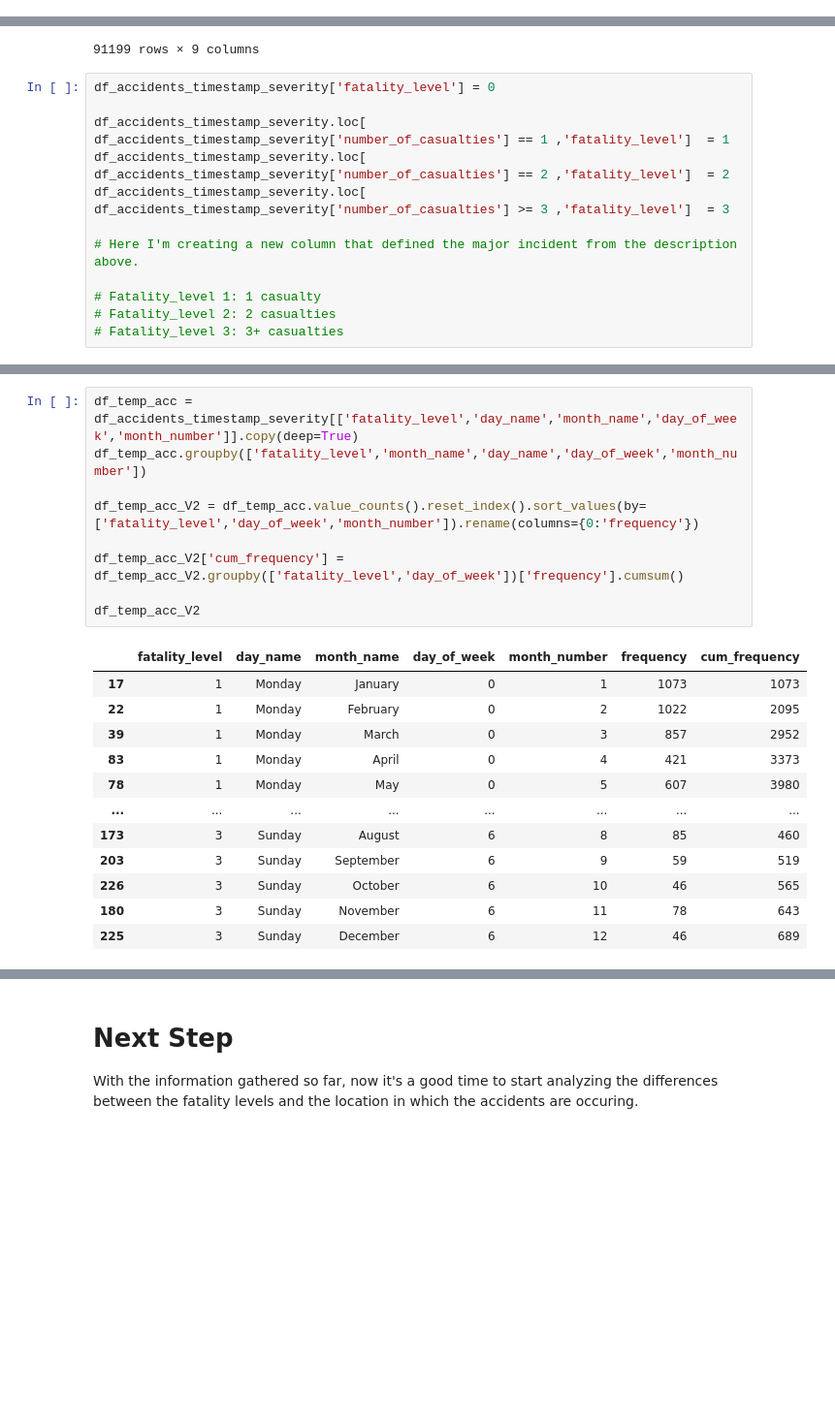
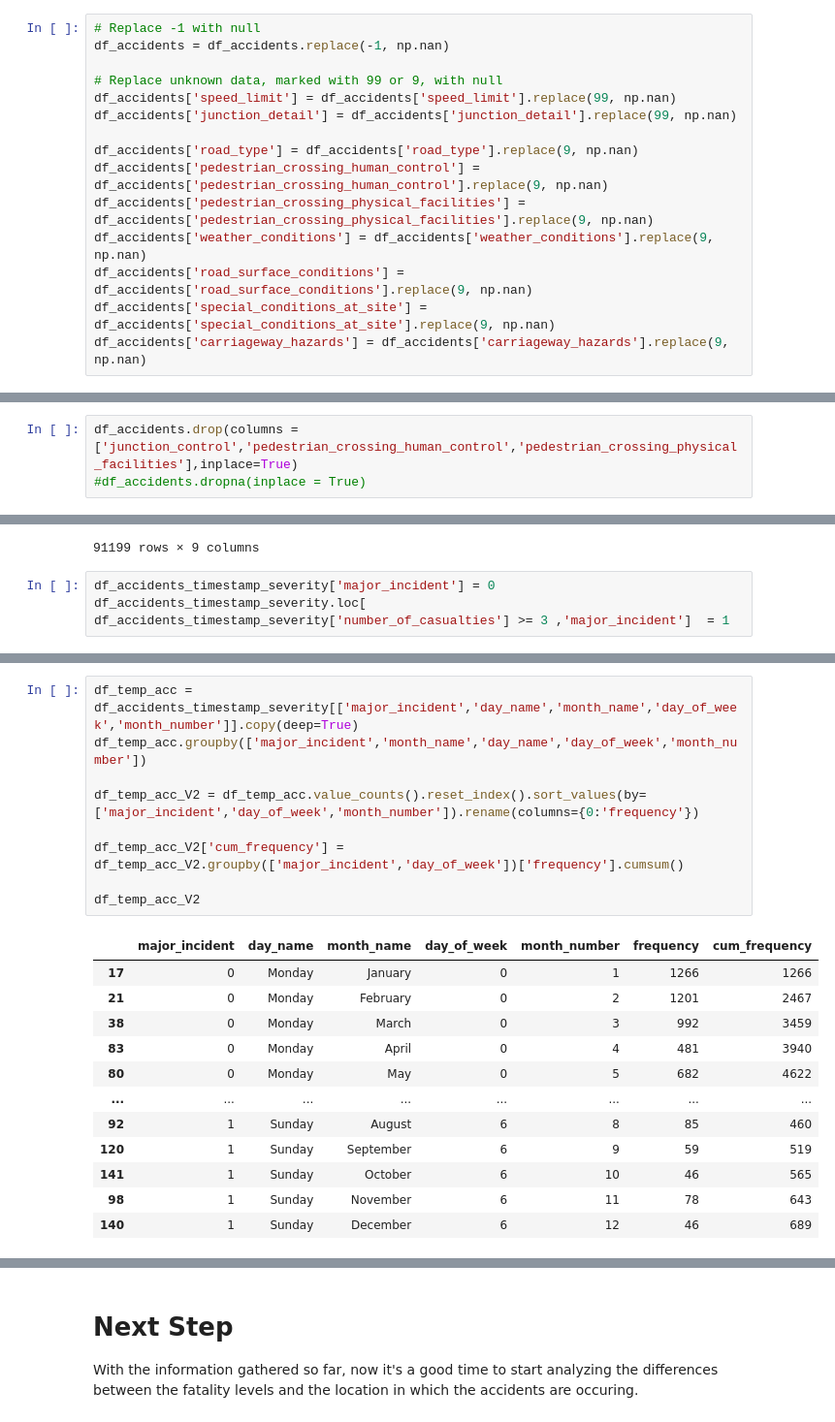
Before and after one commit to LuisEVT/High_Fatality_Accidents, a Jupyter notebook: High_Fatality_Accidents.ipynb, the cells around one changed output, grey strips where cells are left out. Shown at 97% size. Drawn from its saved outputs; the diff is of its cells as text; blank space fills up the shorter version.

```diff
--- a/High_Fatality_Accidents.ipynb
+++ b/High_Fatality_Accidents.ipynb
@@ -43,6 +66,21 @@ df_accidents.head()
 | 3 | 2020-01-01 01:50:00 | 2020010228006 | 2020 | 10228006 | -0.001683 | 51.541210 | 2 | ... |
 | 4 | 2020-01-01 02:25:00 | 2020010228011 | 2020 | 10228011 | -0.137592 | 51.515704 | 3 | ... |
 5 rows × 26 columns
+# %%
+# Replace -1 with null
+df_accidents = df_accidents.replace(-1, np.nan)
+
+# Replace unknown data, marked with 99 or 9, with null
+df_accidents['speed_limit'] = df_accidents['speed_limit'].replace(99, np.nan)
+df_accidents['junction_detail'] = df_accidents['junction_detail'].replace(99, np.nan)
+
+df_accidents['road_type'] = df_accidents['road_type'].replace(9, np.nan)
+df_accidents['pedestrian_crossing_human_control'] = df_accidents['pedestrian_crossing_human_control'].replace(9, np.nan)
+df_accidents['pedestrian_crossing_physical_facilities'] = df_accidents['pedestrian_crossing_physical_facilities'].replace(9, np.nan)
+df_accidents['weather_conditions'] = df_accidents['weather_conditions'].replace(9, np.nan)
+df_accidents['road_surface_conditions'] = df_accidents['road_surface_conditions'].replace(9, np.nan)
+df_accidents['special_conditions_at_site'] = df_accidents['special_conditions_at_site'].replace(9, np.nan)
+df_accidents['carriageway_hazards'] = df_accidents['carriageway_hazards'].replace(9, np.nan)
 # %% [markdown]
 # Verifying Datatypes and missing values
 # %%
@@ -71,6 +109,9 @@ memory usage: 18.1+ MB
 #df_accidents['date'] = df_accidents['date'].astype('datetime64[ns]')
 #df_accidents['time'] = df_accidents['time'].astype('datetime64[ns]')
 #df_accidents['time'] = pd.to_timedelta( df_accidents['time'] + ':00' )
+# %%
+df_accidents.drop(columns = ['junction_control','pedestrian_crossing_human_control','pedestrian_crossing_physical_facilities'],inplace=True)
+#df_accidents.dropna(inplace = True)
 # %%
 df_accidents.info()
 # %% [output]
@@ -437,16 +482,7 @@ df_accidents_timestamp_severity
 | 91197 | 2020 | 2020-12-15 14:00:00 | Tuesday | December | 12 | 1 | 3 | ... |
 | 91198 | 2020 | 2020-08-25 13:50:00 | Tuesday | August | 8 | 1 | 3 | ... |
 91199 rows × 9 columns
-# %%
-df_accidents_timestamp_severity['fatality_level'] = 0
-
-df_accidents_timestamp_severity.loc[ df_accidents_timestamp_severity['number_of_casualties'] == 1 ,'fatality_level']  = 1
-df_accidents_timestamp_severity.loc[ df_accidents_timestamp_severity['number_of_casualties'] == 2 ,'fatality_level']  = 2
-df_accidents_timestamp_severity.loc[ df_accidents_timestamp_severity['number_of_casualties'] >= 3 ,'fatality_level']  = 3
-
-# Here I'm creating a new column that defined the major incident from the description above.
-
-# Fatality_level 1: 1 casualty
-# Fatality_level 2: 2 casualties
-# Fatality_level 3: 3+ casualties
+# %%
+df_accidents_timestamp_severity['major_incident'] = 0
+df_accidents_timestamp_severity.loc[ df_accidents_timestamp_severity['number_of_casualties'] >= 3 ,'major_incident']  = 1
 # %%
@@ -531,22 +566,22 @@ As seen from the graph above, the majority of the accidents (more than 4000+) re
 # %%
-df_temp_acc = df_accidents_timestamp_severity[['fatality_level','day_name','month_name','day_of_week','month_number']].copy(deep=True)
-df_temp_acc.groupby(['fatality_level','month_name','day_name','day_of_week','month_number'])
+df_temp_acc = df_accidents_timestamp_severity[['major_incident','day_name','month_name','day_of_week','month_number']].copy(deep=True)
+df_temp_acc.groupby(['major_incident','month_name','day_name','day_of_week','month_number'])
 
-df_temp_acc_V2 = df_temp_acc.value_counts().reset_index().sort_values(by=['fatality_level','day_of_week','month_number']).rename(columns={0:'frequency'})
+df_temp_acc_V2 = df_temp_acc.value_counts().reset_index().sort_values(by=['major_incident','day_of_week','month_number']).rename(columns={0:'frequency'})
 
-df_temp_acc_V2['cum_frequency'] = df_temp_acc_V2.groupby(['fatality_level','day_of_week'])['frequency'].cumsum()
+df_temp_acc_V2['cum_frequency'] = df_temp_acc_V2.groupby(['major_incident','day_of_week'])['frequency'].cumsum()
 
 df_temp_acc_V2
 # %% [output]
-|  | fatality_level | day_name | month_name | day_of_week | month_number | frequency | cum_frequency |
-| 17 | 1 | Monday | January | 0 | 1 | 1073 | 1073 |
-| 22 | 1 | Monday | February | 0 | 2 | 1022 | 2095 |
-| 39 | 1 | Monday | March | 0 | 3 | 857 | 2952 |
-| 83 | 1 | Monday | April | 0 | 4 | 421 | 3373 |
-| 78 | 1 | Monday | May | 0 | 5 | 607 | 3980 |
+|  | major_incident | day_name | month_name | day_of_week | month_number | frequency | cum_frequency |
+| 17 | 0 | Monday | January | 0 | 1 | 1266 | 1266 |
+| 21 | 0 | Monday | February | 0 | 2 | 1201 | 2467 |
+| 38 | 0 | Monday | March | 0 | 3 | 992 | 3459 |
+| 83 | 0 | Monday | April | 0 | 4 | 481 | 3940 |
+| 80 | 0 | Monday | May | 0 | 5 | 682 | 4622 |
 | ... | ... | ... | ... | ... | ... | ... | ... |
-| 173 | 3 | Sunday | August | 6 | 8 | 85 | 460 |
-| 203 | 3 | Sunday | September | 6 | 9 | 59 | 519 |
-| 226 | 3 | Sunday | October | 6 | 10 | 46 | 565 |
-| 180 | 3 | Sunday | November | 6 | 11 | 78 | 643 |
-| 225 | 3 | Sunday | December | 6 | 12 | 46 | 689 |
+| 92 | 1 | Sunday | August | 6 | 8 | 85 | 460 |
+| 120 | 1 | Sunday | September | 6 | 9 | 59 | 519 |
+| 141 | 1 | Sunday | October | 6 | 10 | 46 | 565 |
+| 98 | 1 | Sunday | November | 6 | 11 | 78 | 643 |
+| 140 | 1 | Sunday | December | 6 | 12 | 46 | 689 |
```
Also changed, not shown: parts of 58 cells of this notebook.
